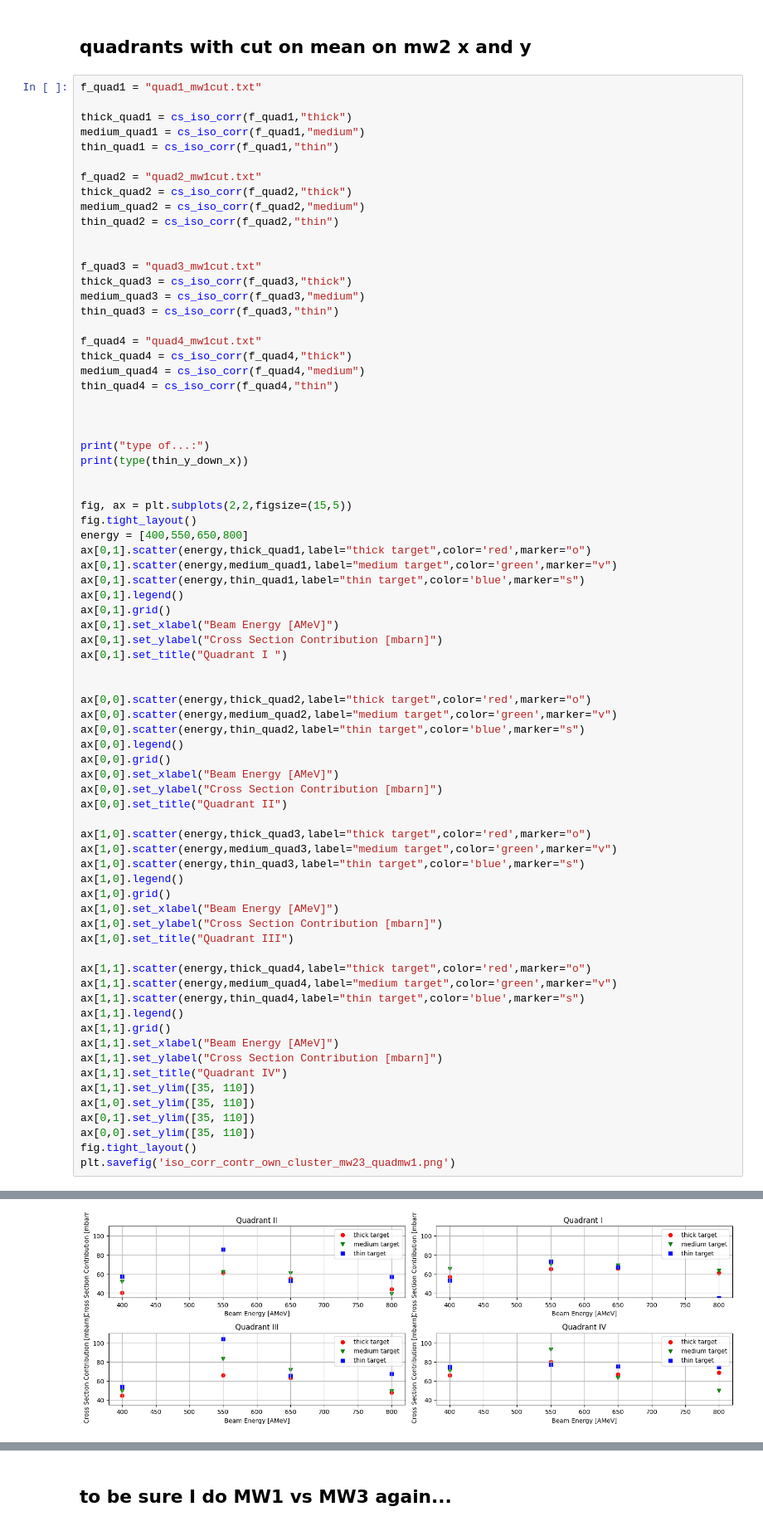
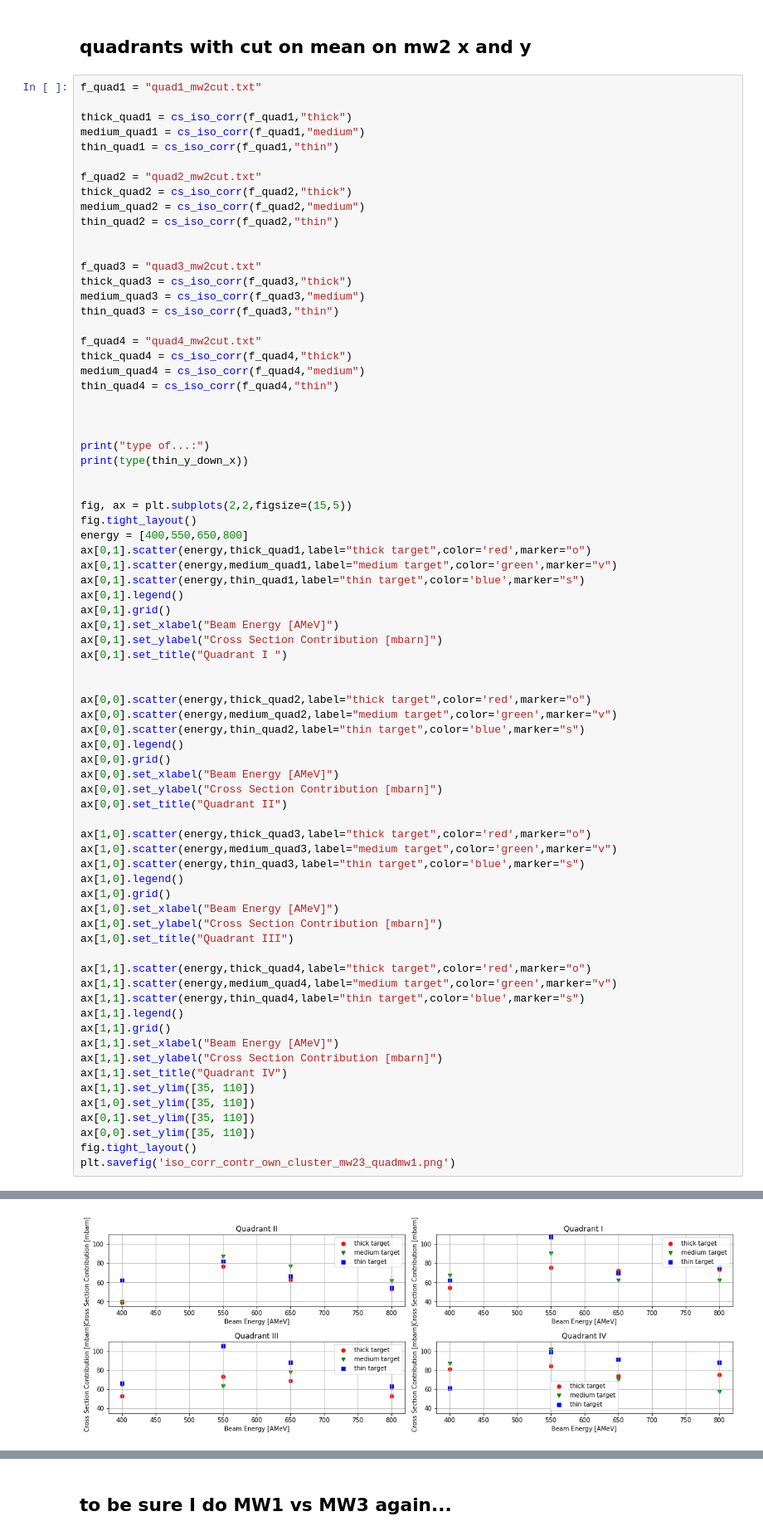
Before and after one commit to jenegger/r3bweek24_gsi, a Jupyter notebook: iso_analysis.ipynb, the cells around one changed output, grey strips where cells are left out. Shown at 83% size. Saved outputs shown, nothing was run; the diff lists cells and outputs as text.

```diff
--- a/iso_analysis.ipynb
+++ b/iso_analysis.ipynb
@@ -467,24 +477,24 @@ type of...:
 # %% [markdown]
 ## quadrants with cut on mean on mw2 x and y
 # %%
-f_quad1 = "quad1_mw1cut.txt"
+f_quad1 = "quad1_mw2cut.txt"
 
 thick_quad1 = cs_iso_corr(f_quad1,"thick")
 medium_quad1 = cs_iso_corr(f_quad1,"medium")
 thin_quad1 = cs_iso_corr(f_quad1,"thin")
 
-f_quad2 = "quad2_mw1cut.txt"
+f_quad2 = "quad2_mw2cut.txt"
 thick_quad2 = cs_iso_corr(f_quad2,"thick")
 medium_quad2 = cs_iso_corr(f_quad2,"medium")
 thin_quad2 = cs_iso_corr(f_quad2,"thin")
 
 
-f_quad3 = "quad3_mw1cut.txt"
+f_quad3 = "quad3_mw2cut.txt"
 thick_quad3 = cs_iso_corr(f_quad3,"thick")
 medium_quad3 = cs_iso_corr(f_quad3,"medium")
 thin_quad3 = cs_iso_corr(f_quad3,"thin")
 
-f_quad4 = "quad4_mw1cut.txt"
+f_quad4 = "quad4_mw2cut.txt"
 thick_quad4 = cs_iso_corr(f_quad4,"thick")
 medium_quad4 = cs_iso_corr(f_quad4,"medium")
 thin_quad4 = cs_iso_corr(f_quad4,"thin")
@@ -516,31 +526,31 @@ ax[0,0].grid()
 ax[0,0].set_xlabel("Beam Energy [AMeV]")
 ax[0,0].set_ylabel("Cross Section Contribution [mbarn]")
 ax[0,0].set_title("Quadrant II")
 
 ax[1,0].scatter(energy,thick_quad3,label="thick target",color='red',marker="o")
 ax[1,0].scatter(energy,medium_quad3,label="medium target",color='green',marker="v")
 ax[1,0].scatter(energy,thin_quad3,label="thin target",color='blue',marker="s")
 ax[1,0].legend()
 ax[1,0].grid()
 ax[1,0].set_xlabel("Beam Energy [AMeV]")
 ax[1,0].set_ylabel("Cross Section Contribution [mbarn]")
 ax[1,0].set_title("Quadrant III")
 
 ax[1,1].scatter(energy,thick_quad4,label="thick target",color='red',marker="o")
 ax[1,1].scatter(energy,medium_quad4,label="medium target",color='green',marker="v")
 ax[1,1].scatter(energy,thin_quad4,label="thin target",color='blue',marker="s")
 ax[1,1].legend()
 ax[1,1].grid()
 ax[1,1].set_xlabel("Beam Energy [AMeV]")
 ax[1,1].set_ylabel("Cross Section Contribution [mbarn]")
 ax[1,1].set_title("Quadrant IV")
 ax[1,1].set_ylim([35, 110])
 ax[1,0].set_ylim([35, 110])
 ax[0,1].set_ylim([35, 110])
 ax[0,0].set_ylim([35, 110])
 fig.tight_layout()
 plt.savefig('iso_corr_contr_own_cluster_mw23_quadmw1.png')
 # %% [output]
 type of...:
 <class 'list'>
-[figure, old version]
+[figure, new version]
```
Also changed, not shown: parts of 15 cells of this notebook, 20 other files.
